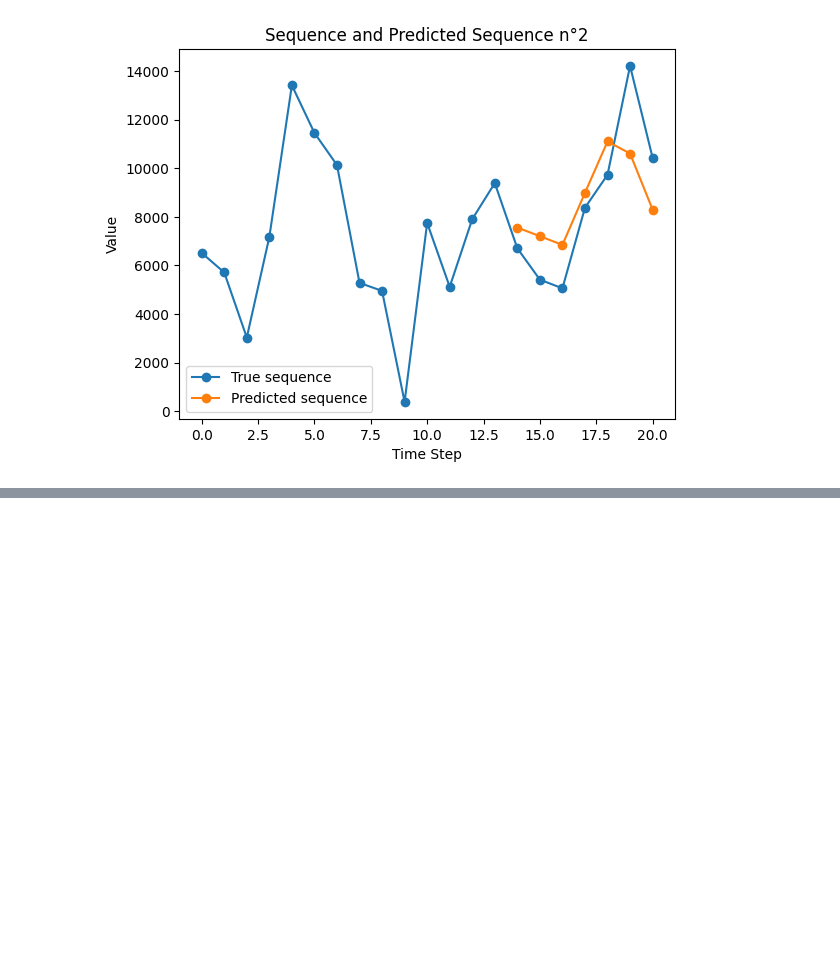
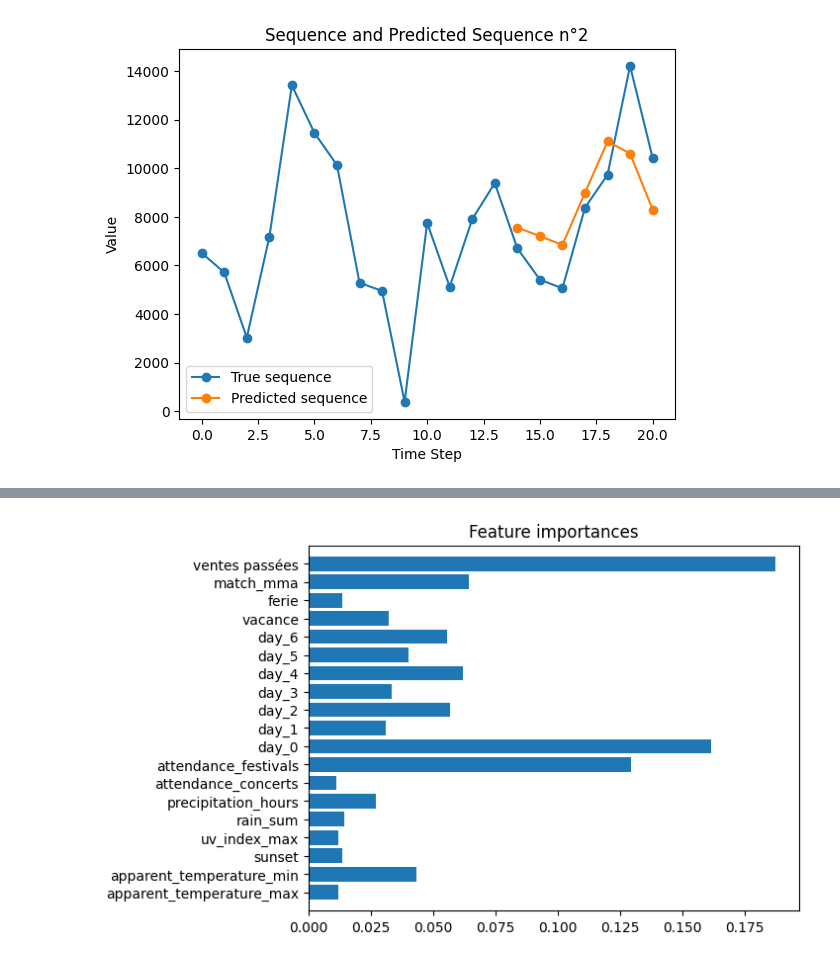
Before and after one commit to Last-Autumn-Leaf/dionysos, a Jupyter notebook: Comparaison.ipynb, the cells around one changed output, grey strips where cells are left out. Saved outputs shown, nothing was run; the diff lists cells and outputs as text; code cells hidden in the pictures; blank space fills up the shorter version.

```diff
--- a/Comparaison.ipynb
+++ b/Comparaison.ipynb
@@ -192,0 +182,4 @@ IndexError: index 228 is out of bounds for axis 0 with size 22
+# %%
+a.featureImportance(features_names)
+# %% [output]
+[figure, added]
```
Also changed, not shown: parts of 5 cells of this notebook, 7 other files.
